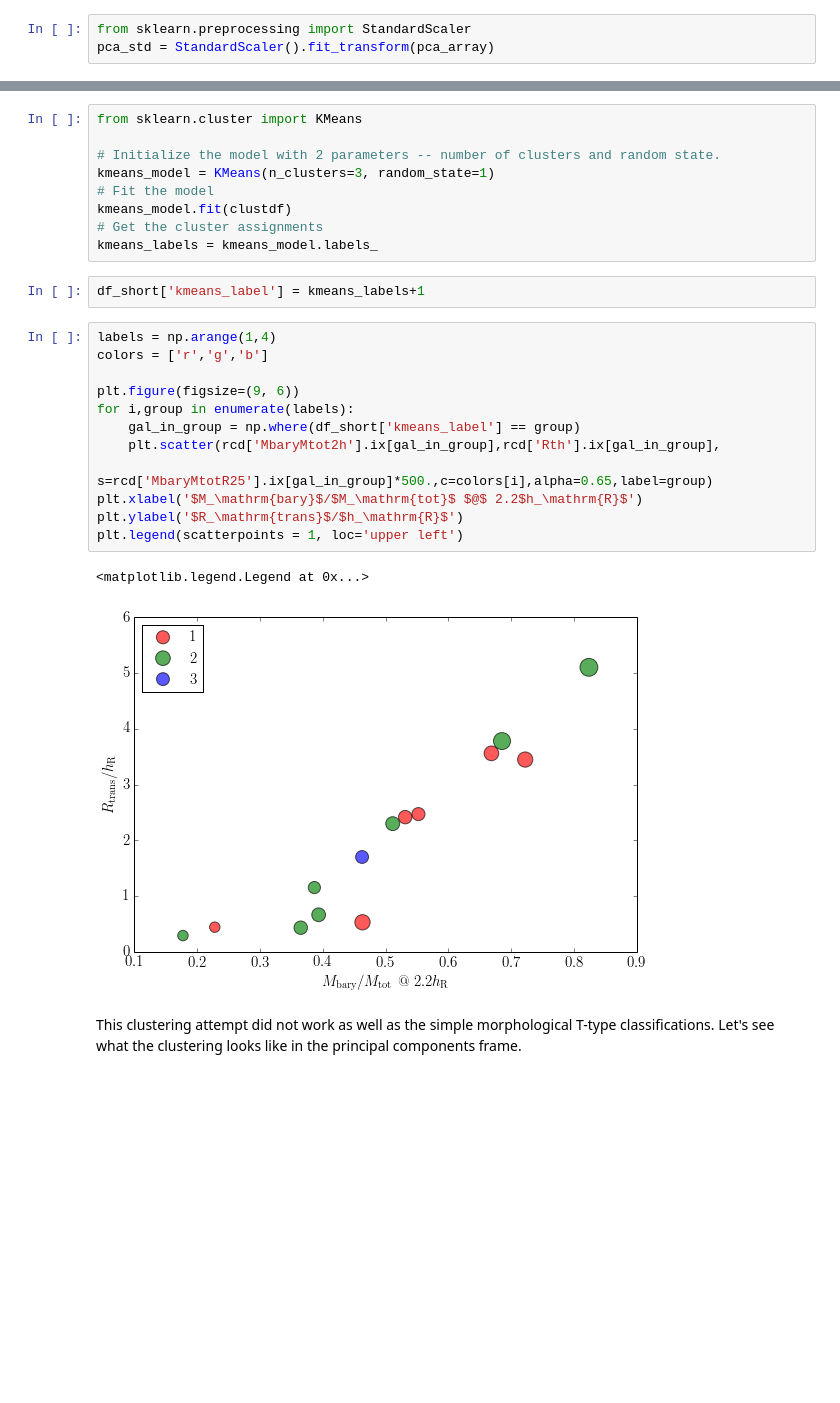
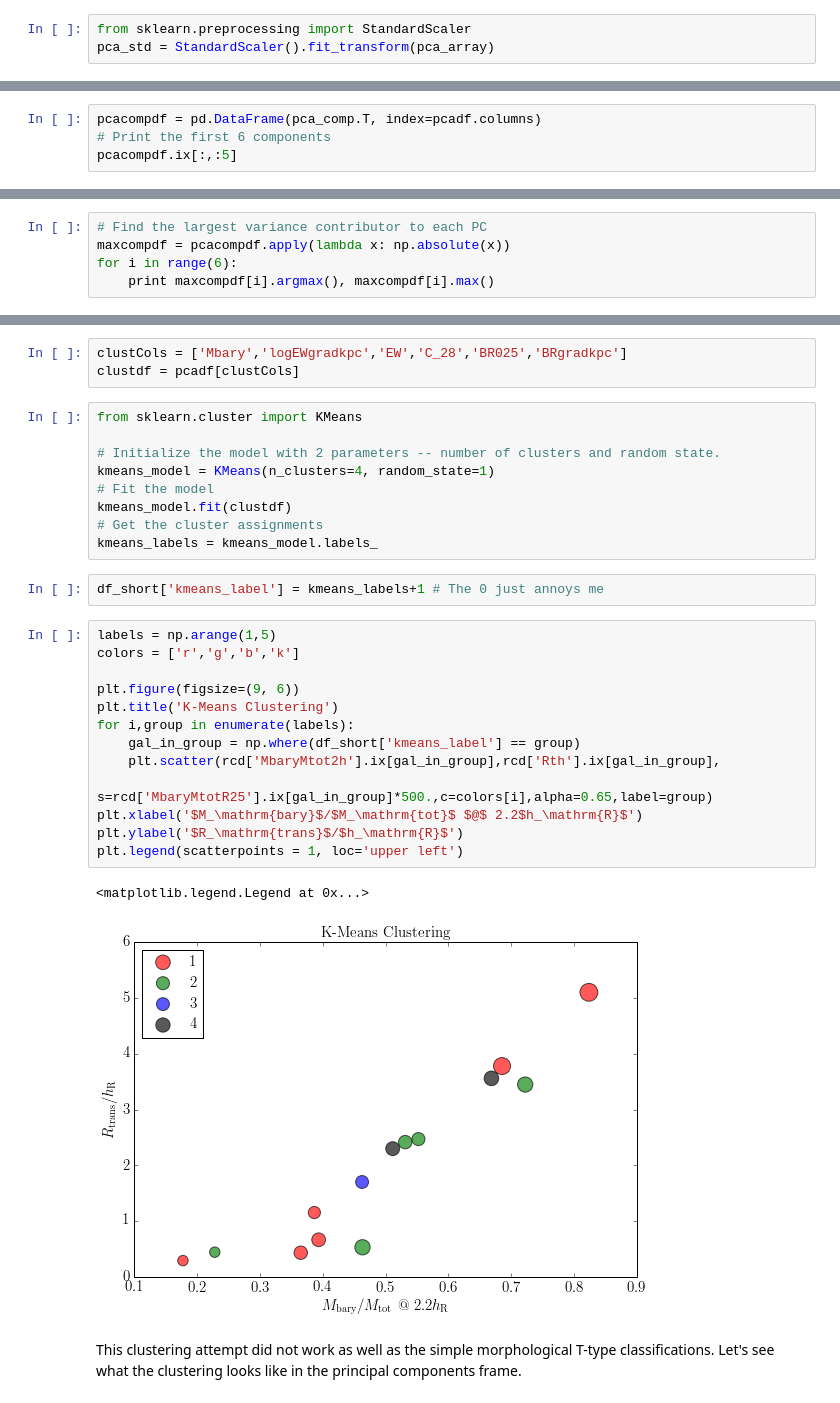
Before and after one commit to erichards/DissertationResearch, a Jupyter notebook: galaxiesEDA.ipynb, the cells around one changed output, grey strips where cells are left out. Cells and saved outputs as stored; diff of their text form; blank space fills up the shorter version.

```diff
--- a/galaxiesEDA.ipynb
+++ b/galaxiesEDA.ipynb
@@ -440,0 +461,4 @@ Approx. 78% of the variance is explained by the first 2 components. Including th
+# %%
+pcacompdf = pd.DataFrame(pca_comp.T, index=pcadf.columns)
+# Print the first 6 components
+pcacompdf.ix[:,:5]
@@ -440,0 +480,5 @@ Approx. 78% of the variance is explained by the first 2 components. Including th
+# %%
+# Find the largest variance contributor to each PC
+maxcompdf = pcacompdf.apply(lambda x: np.absolute(x))
+for i in range(6):
+    print maxcompdf[i].argmax(), maxcompdf[i].max()
@@ -445,29 +498,33 @@ I'm going to start with a simple k-means clustering algorithm, which will attemp
+# %%
+clustCols = ['Mbary','logEWgradkpc','EW','C_28','BR025','BRgradkpc']
+clustdf = pcadf[clustCols]
 # %%
 from sklearn.cluster import KMeans
 
 # Initialize the model with 2 parameters -- number of clusters and random state.
-kmeans_model = KMeans(n_clusters=3, random_state=1)
+kmeans_model = KMeans(n_clusters=4, random_state=1)
 # Fit the model
 kmeans_model.fit(clustdf)
 # Get the cluster assignments
 kmeans_labels = kmeans_model.labels_
 # %%
-df_short['kmeans_label'] = kmeans_labels+1
+df_short['kmeans_label'] = kmeans_labels+1 # The 0 just annoys me
 # %%
-labels = np.arange(1,4)
-colors = ['r','g','b']
+labels = np.arange(1,5)
+colors = ['r','g','b','k']
 
 plt.figure(figsize=(9, 6))
+plt.title('K-Means Clustering')
 for i,group in enumerate(labels):
     gal_in_group = np.where(df_short['kmeans_label'] == group)
     plt.scatter(rcd['MbaryMtot2h'].ix[gal_in_group],rcd['Rth'].ix[gal_in_group],
                 s=rcd['MbaryMtotR25'].ix[gal_in_group]*500.,c=colors[i],alpha=0.65,label=group)
 plt.xlabel('$M_\mathrm{bary}$/$M_\mathrm{tot}$ $@$ 2.2$h_\mathrm{R}$')
 plt.ylabel('$R_\mathrm{trans}$/$h_\mathrm{R}$')
 plt.legend(scatterpoints = 1, loc='upper left')
 # %% [output]
 <matplotlib.legend.Legend at 0x...>
-[figure, old version]
+[figure, new version]
 # %% [markdown]
 This clustering attempt did not work as well as the simple morphological T-type classifications. Let's see what the clustering looks like in the principal components frame.
 # %%
```
Also changed, not shown: parts of 24 cells of this notebook.
